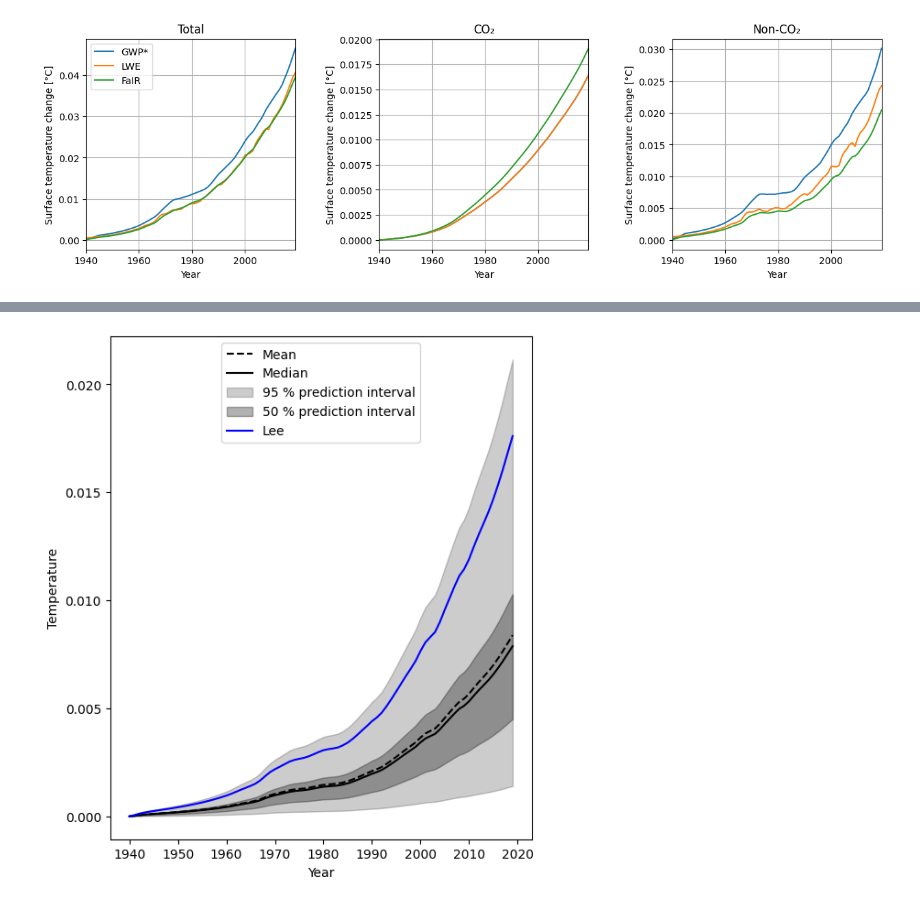
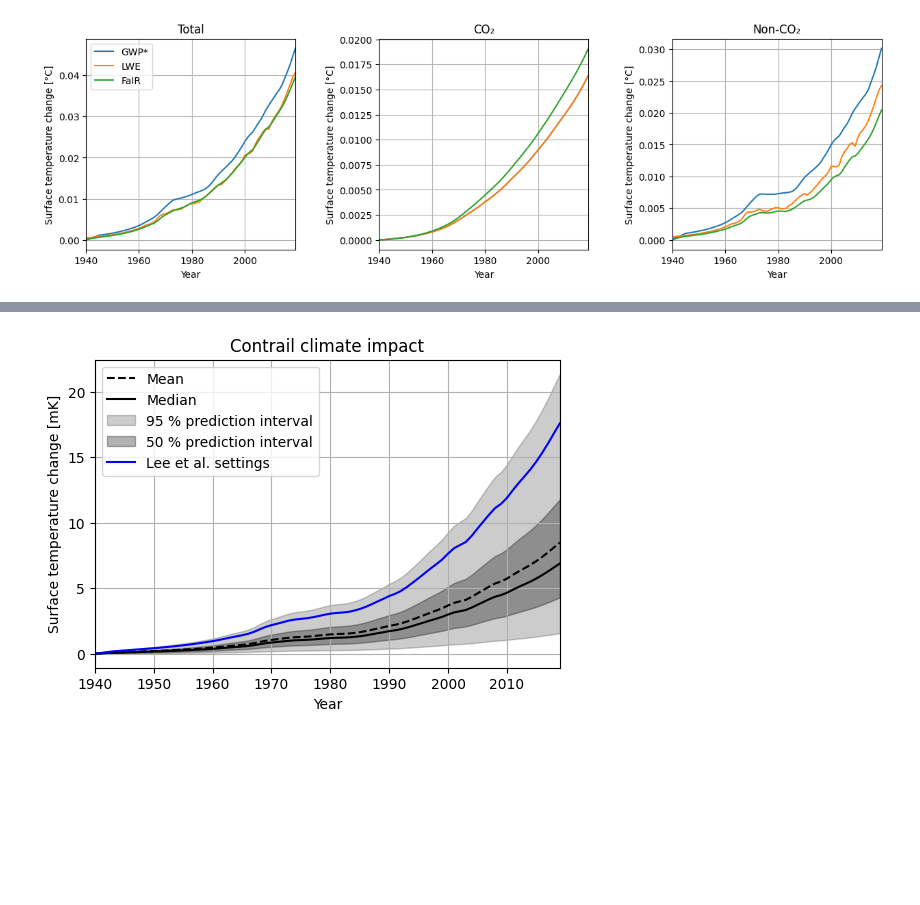
Before and after one commit to AeroMAPS/AeroCM, a Jupyter notebook: climate_models_comparison.ipynb, the cells around one changed output, grey strips where cells are left out. Cells and saved outputs as stored; diff of their text form; code cells hidden in the pictures; blank space fills up the shorter version.

```diff
--- a/climate_models_comparison.ipynb
+++ b/climate_models_comparison.ipynb
@@ -215,42 +264,43 @@ efficacy_erf   NaN      NaN:
 # %%
 # Get first order sensitivities for all outputs
 S1s = np.array([sp.analysis[_y]['S1'] for _y in sp['outputs']])
 
 # Get model outputs (each output is a given time horizon)
 y = sp.results
 
 # Set up figure
-fig = plt.figure(figsize=(10, 6), constrained_layout=True)
-gs = fig.add_gridspec(3, 2)
+fig, ax0 = plt.subplots(figsize=(6, 4))
 
-ax0 = fig.add_subplot(gs[:, 0])
+ax0.plot(years_data, 1000* np.mean(y, axis=0), label="Mean", color='black', linestyle='--')
 
-ax0.plot(years_data, np.mean(y, axis=0), label="Mean", color='black', linestyle='--')
-
-ax0.plot(years_data, np.median(y, axis=0), label="Median", color='black')
+ax0.plot(years_data, 1000* np.median(y, axis=0), label="Median", color='black')
 
 # in percent
 prediction_interval = 95
 
 ax0.fill_between(years_data,
-                 np.percentile(y, 50 - prediction_interval/2., axis=0),
-                 np.percentile(y, 50 + prediction_interval/2., axis=0),
+                 1000* np.percentile(y, 50 - prediction_interval/2., axis=0),
+                 1000* np.percentile(y, 50 + prediction_interval/2., axis=0),
                  alpha=0.2, color='black',
                  label=f"{prediction_interval} % prediction interval")
 
 prediction_interval = 50
 ax0.fill_between(years_data,
-                 np.percentile(y, 50 - prediction_interval/2., axis=0),
-                 np.percentile(y, 50 + prediction_interval/2., axis=0),
+                 1000* np.percentile(y, 50 - prediction_interval/2., axis=0),
+                 1000* np.percentile(y, 50 + prediction_interval/2., axis=0),
                  alpha=0.3, color='black',
                  label=f"{prediction_interval} % prediction interval")
 
-ax0.plot(years_data, fair_climate_model[5], label="Lee", color='blue')
+ax0.plot(years_data, 1000* fair_climate_model[5], label="Lee et al. settings", color='blue')
 
 ax0.set_xlabel("Year")
-ax0.set_ylabel("Temperature")
-ax0.legend(loc='upper center')._legend_box.align = "left"
+ax0.set_ylabel("Surface temperature change [mK]")
+ax0.set_title("Contrail climate impact")
+ax0.legend(loc='upper left')
+ax0.grid(True)
+ax0.set_xlim(1940, 2019)
 
+plt.savefig("test1.pdf")
 plt.show()
 # %% [output]
-[figure, old version]
+[figure, new version]
```
Also changed, not shown: parts of 5 cells of this notebook, 14 other files.
